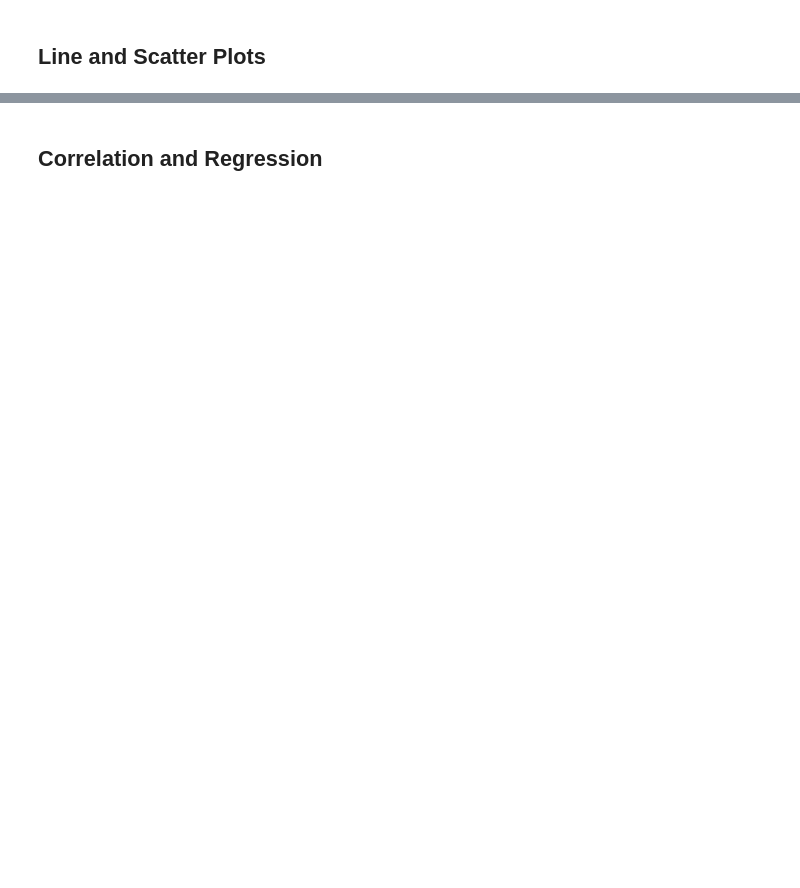
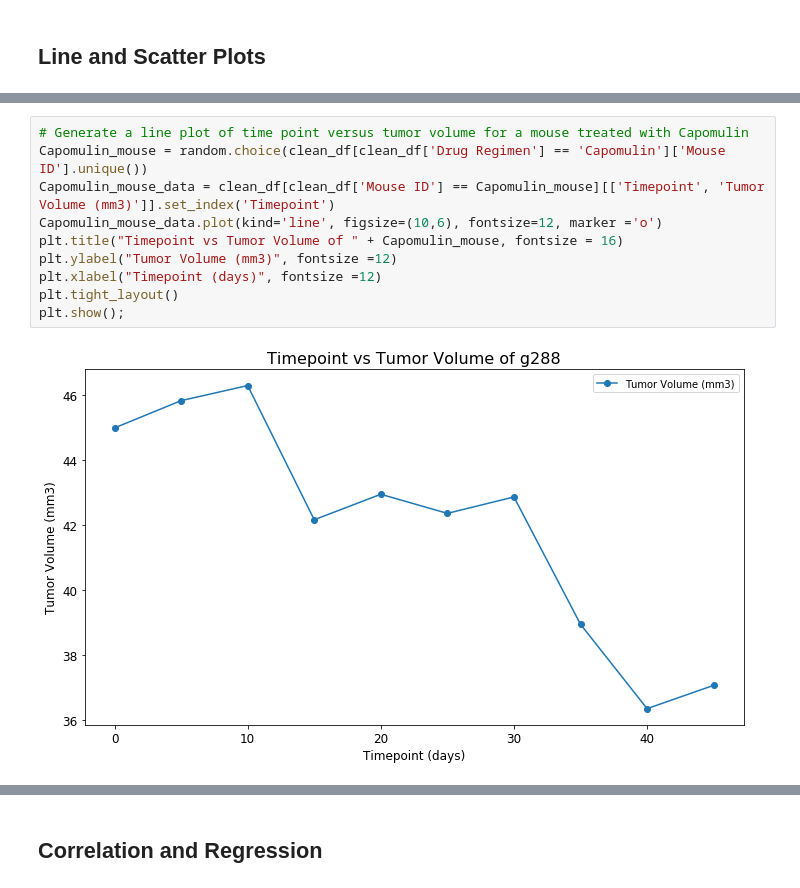
Before and after one commit to zsvorenova/matplotlib-challenge, a Jupyter notebook: Pymaceuticals/pymaceuticals_starter.ipynb, the cells around one changed output, grey strips where cells are left out. Saved outputs shown, nothing was run; the diff lists cells and outputs as text; blank space fills up the shorter version.

Commit message:
before cleaning and comments

```diff
--- a/Pymaceuticals/pymaceuticals_starter.ipynb
+++ b/Pymaceuticals/pymaceuticals_starter.ipynb
@@ -300,0 +308,12 @@ Index(['Mouse ID', 'Timepoint', 'Tumor Volume (mm3)', 'Metastatic Sites',
+# %%
+# Generate a line plot of time point versus tumor volume for a mouse treated with Capomulin
+Capomulin_mouse = random.choice(clean_df[clean_df['Drug Regimen'] == 'Capomulin']['Mouse ID'].unique())
+Capomulin_mouse_data = clean_df[clean_df['Mouse ID'] == Capomulin_mouse][['Timepoint', 'Tumor Volume (mm3)']].set_index('Timepoint')
+Capomulin_mouse_data.plot(kind='line', figsize=(10,6), fontsize=12, marker ='o')
+plt.title("Timepoint vs Tumor Volume of " + Capomulin_mouse, fontsize = 16)
+plt.ylabel("Tumor Volume (mm3)", fontsize =12)
+plt.xlabel("Timepoint (days)", fontsize =12)
+plt.tight_layout()
+plt.show();
+# %% [output]
+[figure, added]
```
Also changed, not shown: parts of 17 cells of this notebook.
